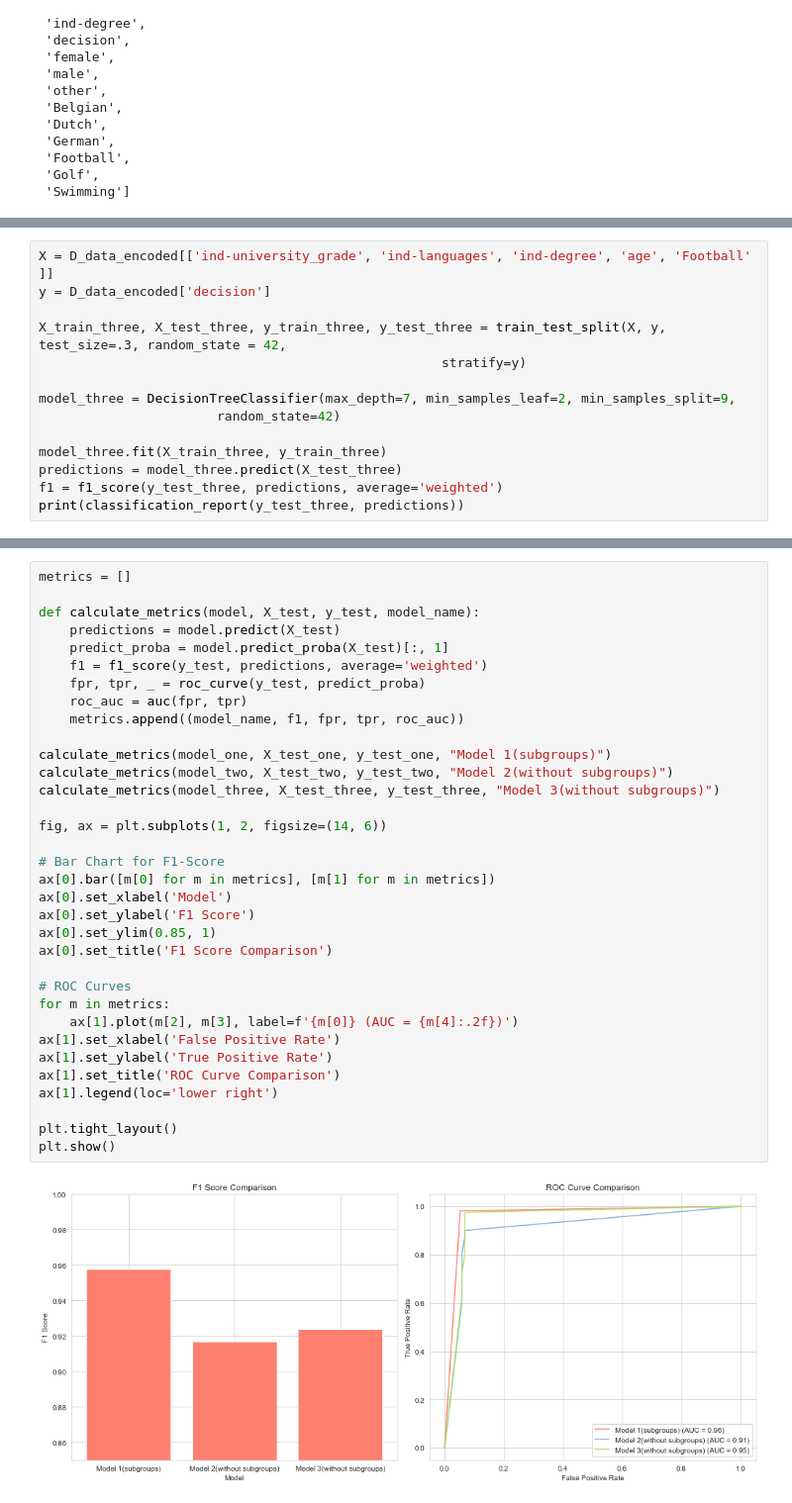
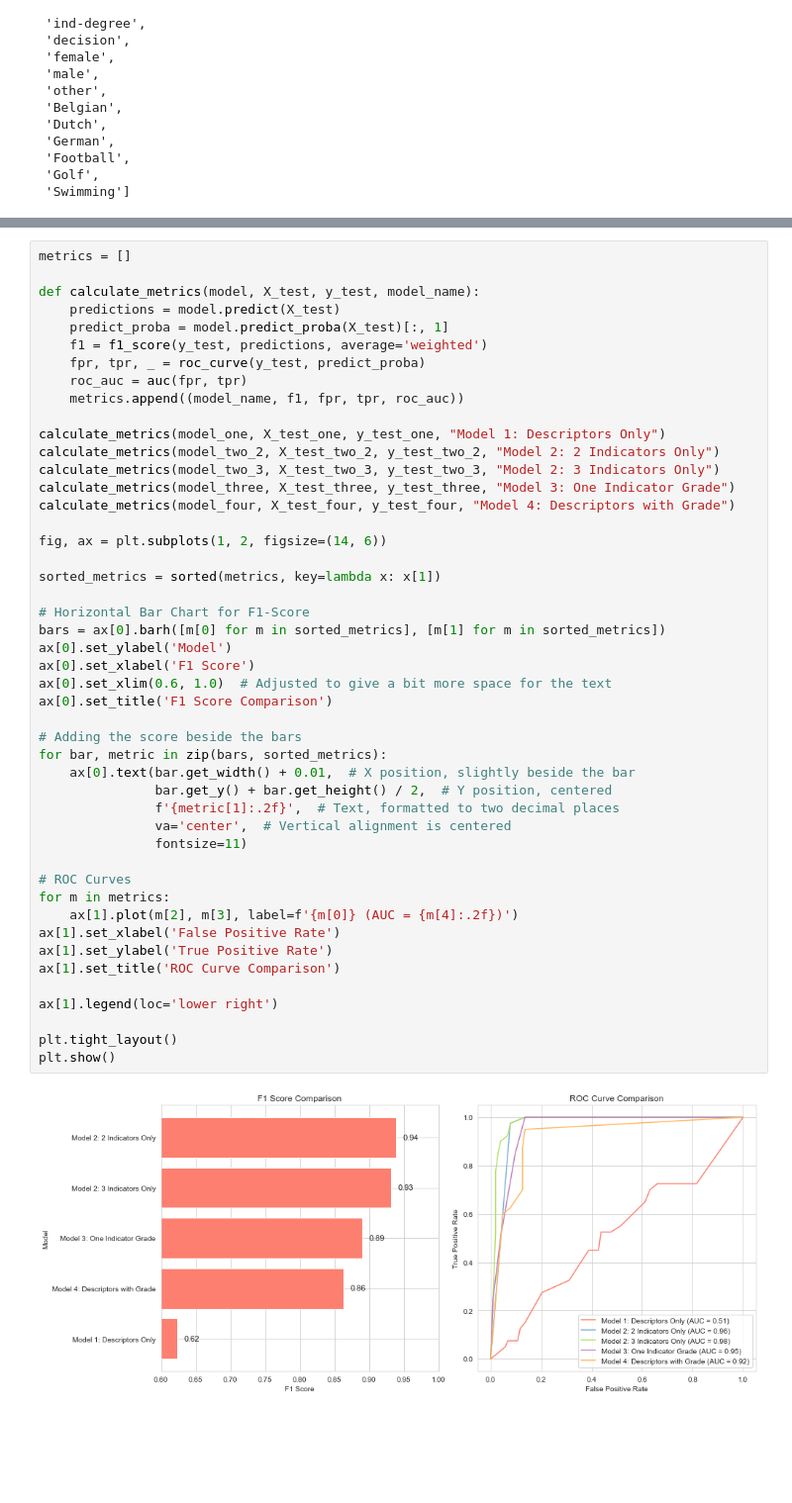
Before and after one commit to kwah-space/IDS-draft, a Jupyter notebook: A3 model.ipynb, the cells around one changed output, grey strips where cells are left out. Shown: that part at 99% size. Cells and saved outputs as stored; diff of their text form; blank space fills up the shorter version.

Commit message:
updated models

```diff
--- a/A3 model.ipynb
+++ b/A3 model.ipynb
@@ -640,14 +660,0 @@ DecisionTreeClassifier(max_depth=7, min_samples_leaf=2, min_samples_split=9,
-# %%
-X = D_data_encoded[['ind-university_grade', 'ind-languages', 'ind-degree', 'age', 'Football' ]]
-y = D_data_encoded['decision']
-
-X_train_three, X_test_three, y_train_three, y_test_three = train_test_split(X, y, test_size=.3, random_state = 42,
-                                                    stratify=y)
-
-model_three = DecisionTreeClassifier(max_depth=7, min_samples_leaf=2, min_samples_split=9,
-                       random_state=42)
-
-model_three.fit(X_train_three, y_train_three)
-predictions = model_three.predict(X_test_three)
-f1 = f1_score(y_test_three, predictions, average='weighted')
-print(classification_report(y_test_three, predictions))
@@ -667,37 +665,50 @@ weighted avg       0.93      0.92      0.92       143
 # %%
 metrics = []
 
 def calculate_metrics(model, X_test, y_test, model_name):
     predictions = model.predict(X_test)
     predict_proba = model.predict_proba(X_test)[:, 1]
     f1 = f1_score(y_test, predictions, average='weighted')
     fpr, tpr, _ = roc_curve(y_test, predict_proba)
     roc_auc = auc(fpr, tpr)
     metrics.append((model_name, f1, fpr, tpr, roc_auc))
 
-calculate_metrics(model_one, X_test_one, y_test_one, "Model 1(subgroups)")
-calculate_metrics(model_two, X_test_two, y_test_two, "Model 2(without subgroups)")
-calculate_metrics(model_three, X_test_three, y_test_three, "Model 3(without subgroups)")
+calculate_metrics(model_one, X_test_one, y_test_one, "Model 1: Descriptors Only")
+calculate_metrics(model_two_2, X_test_two_2, y_test_two_2, "Model 2: 2 Indicators Only")
+calculate_metrics(model_two_3, X_test_two_3, y_test_two_3, "Model 2: 3 Indicators Only")
+calculate_metrics(model_three, X_test_three, y_test_three, "Model 3: One Indicator Grade")
+calculate_metrics(model_four, X_test_four, y_test_four, "Model 4: Descriptors with Grade")
 
 fig, ax = plt.subplots(1, 2, figsize=(14, 6))
 
-# Bar Chart for F1-Score
-ax[0].bar([m[0] for m in metrics], [m[1] for m in metrics])
-ax[0].set_xlabel('Model')
-ax[0].set_ylabel('F1 Score')
-ax[0].set_ylim(0.85, 1)
+sorted_metrics = sorted(metrics, key=lambda x: x[1])
+
+# Horizontal Bar Chart for F1-Score
+bars = ax[0].barh([m[0] for m in sorted_metrics], [m[1] for m in sorted_metrics])
+ax[0].set_ylabel('Model')
+ax[0].set_xlabel('F1 Score')
+ax[0].set_xlim(0.6, 1.0)  # Adjusted to give a bit more space for the text
 ax[0].set_title('F1 Score Comparison')
+
+# Adding the score beside the bars
+for bar, metric in zip(bars, sorted_metrics):
+    ax[0].text(bar.get_width() + 0.01,  # X position, slightly beside the bar
+               bar.get_y() + bar.get_height() / 2,  # Y position, centered
+               f'{metric[1]:.2f}',  # Text, formatted to two decimal places
+               va='center',  # Vertical alignment is centered
+               fontsize=11)
 
 # ROC Curves
 for m in metrics:
     ax[1].plot(m[2], m[3], label=f'{m[0]} (AUC = {m[4]:.2f})')
 ax[1].set_xlabel('False Positive Rate')
 ax[1].set_ylabel('True Positive Rate')
 ax[1].set_title('ROC Curve Comparison')
+
 ax[1].legend(loc='lower right')
 
 plt.tight_layout()
 plt.show()
 # %% [output]
-[figure, old version]
+[figure, new version]
 # %%
```
Also changed, not shown: parts of 36 cells of this notebook.
